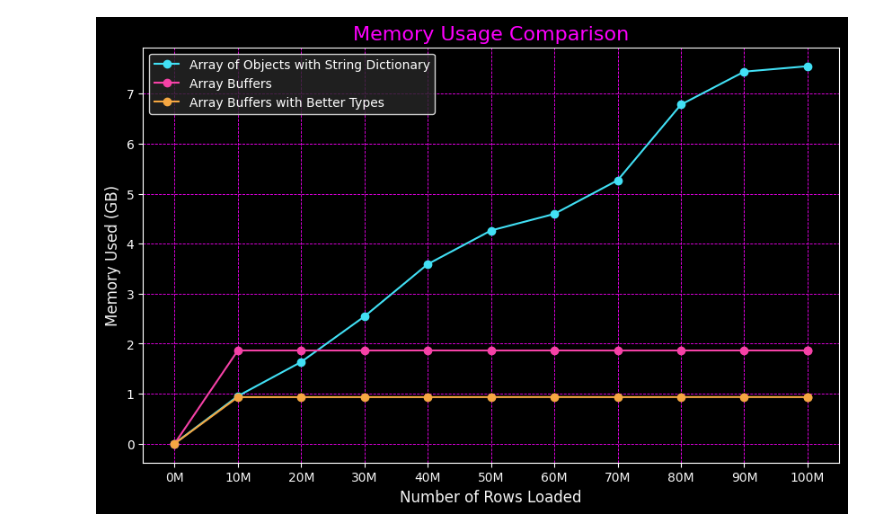
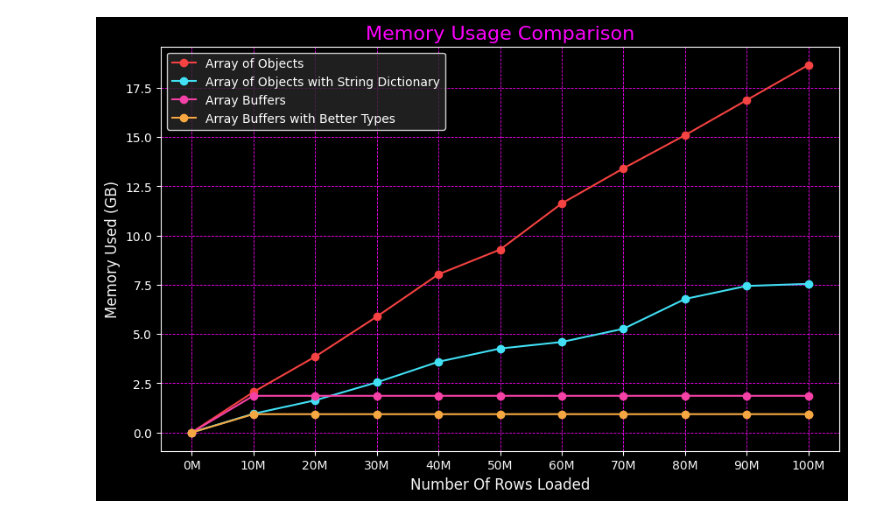
Before and after one commit to jackvial/processing-100-million-row-csv-in-memory, a Jupyter notebook: py/src/stats_notebook.ipynb, the cells around one changed output. Drawn from its saved outputs; the diff is of its cells as text; code cells hidden in the pictures.

Commit message:
save stats

```diff
--- a/py/src/stats_notebook.ipynb
+++ b/py/src/stats_notebook.ipynb
@@ -3,10 +3,14 @@ import pandas as pd
 import matplotlib.pyplot as plt
 
 # Load the CSV files
+array_of_objects_df = pd.read_csv("/home/jack/code/df.ts/stats/arrayOfObjects_100000000.csv")
 array_of_objects_string_dict_df = pd.read_csv("/home/jack/code/df.ts/stats/arrayOfObjectsStringDictionary_100000000.csv")
 array_buffer_df = pd.read_csv("/home/jack/code/df.ts/stats/arrayBuffer_100000000.csv")
 array_buffer_better_types_df = pd.read_csv("/home/jack/code/df.ts/stats/arrayBufferBetterTypes_100000000.csv")
-polars_df = pd.read_csv("/home/jack/code/df.ts/stats/polars_100000000.csv")
+# polars_df = pd.read_csv("/home/jack/code/df.ts/stats/polars_100000000.csv")
+
+array_of_objects_df['heapUsed_GB'] = array_of_objects_df['heapUsed'] / (1024 ** 3)
+array_of_objects_df['rows_millions'] = array_of_objects_df['rows'] / 10_000_000
 
 # Convert 'heapUsed' from bytes to gigabytes
 array_of_objects_string_dict_df['heapUsed_GB'] = array_of_objects_string_dict_df['heapUsed'] / (1024 ** 3)
@@ -19,6 +23,7 @@ array_buffer_better_types_df['arrayBuffers_GB'] = array_buffer_better_types_df['
 array_buffer_better_types_df['rows_millions'] = array_buffer_better_types_df['rows'] / 10_000_000
 
 # Filter data to include only rows where 'rows_millions' is a whole number (multiples of 10 million)
+array_of_objects_df = array_of_objects_df[array_of_objects_df['rows'] % 10_000_000 == 0]
 array_of_objects_string_dict_df = array_of_objects_string_dict_df[array_of_objects_string_dict_df['rows'] % 10_000_000 == 0]
 array_buffer_df = array_buffer_df[array_buffer_df['rows'] % 10_000_000 == 0]
 array_buffer_better_types_df = array_buffer_better_types_df[array_buffer_better_types_df['rows'] % 10_000_000 == 0]
@@ -28,31 +33,32 @@ plt.style.use('dark_background')
 
 plt.figure(figsize=(10, 6))
 
 # Plot data with synthwave colors
+plt.plot(array_of_objects_df['rows_millions'], array_of_objects_df['heapUsed_GB'], marker='o', linestyle='-', color='#f54242', label='Array of Objects')
 plt.plot(array_of_objects_string_dict_df['rows_millions'], array_of_objects_string_dict_df['heapUsed_GB'], marker='o', linestyle='-', color='#42e0f5', label='Array of Objects with String Dictionary')
 plt.plot(array_buffer_df['rows_millions'], array_buffer_df['arrayBuffers_GB'], marker='o', linestyle='-', color='#f542a7', label='Array Buffers')
 plt.plot(array_buffer_better_types_df['rows_millions'], array_buffer_better_types_df['arrayBuffers_GB'], marker='o', linestyle='-', color='#f5a742', label='Array Buffers with Better Types')
 
 # Add labels and title with contrasting synthwave colors
 plt.xlabel('Number Of Rows Loaded', fontsize=12, color='#f5f5f5')
 plt.ylabel('Memory Used (GB)', fontsize=12, color='#f5f5f5')
 plt.title('Memory Usage Comparison', fontsize=16, color='#ff00ff')
 
 # Set x-axis ticks from 0 to 100 million rows
 plt.xticks(ticks=range(0, 11), labels=[f'{i*10}M' for i in range(11)], fontsize=10, color='#f5f5f5')
 
 # Add legend with a custom background and border color
 legend = plt.legend(loc='upper left', fontsize=10)
 legend.get_frame().set_edgecolor('#ffffff')
 legend.get_frame().set_facecolor('#282828')
 
 # Add grid with neon colors
 plt.grid(True, which='both', color='#ff00ff', linestyle='--', linewidth=0.6)
 
 # Save the plot
 plt.savefig('/home/jack/code/df.ts/slides/memory_usage_comparison.png', dpi=300, bbox_inches='tight')
 
 # Display the plot
 plt.show()
 # %% [output]
-[figure, old version]
+[figure, new version]
```
Also changed, not shown: 4 other files.
